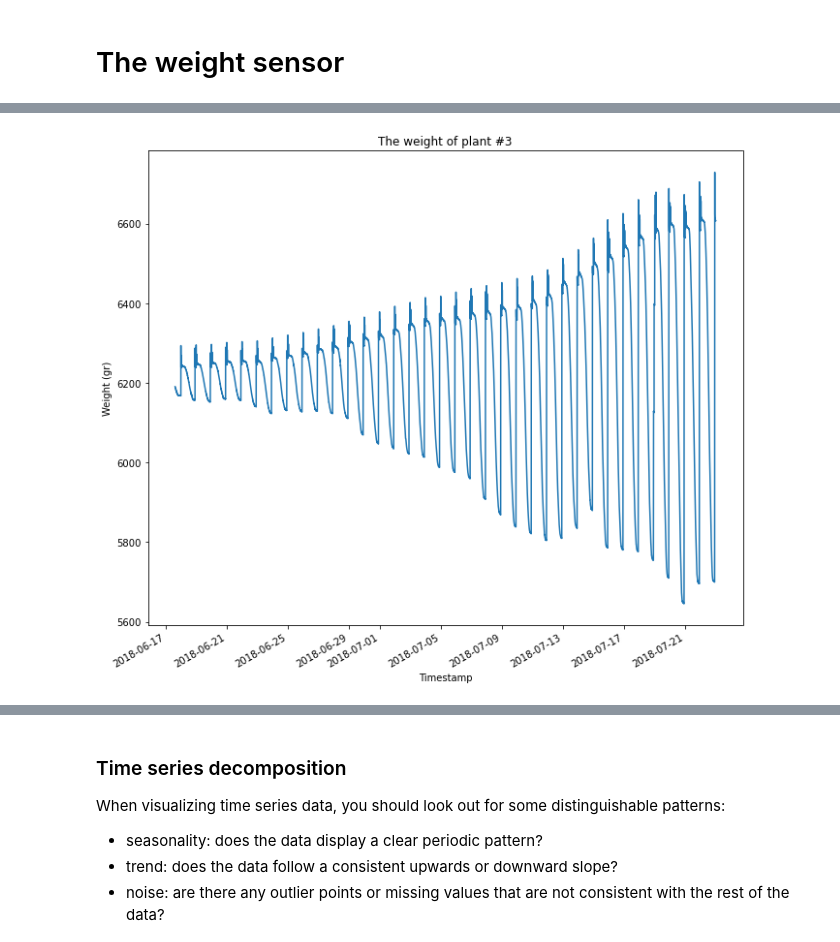
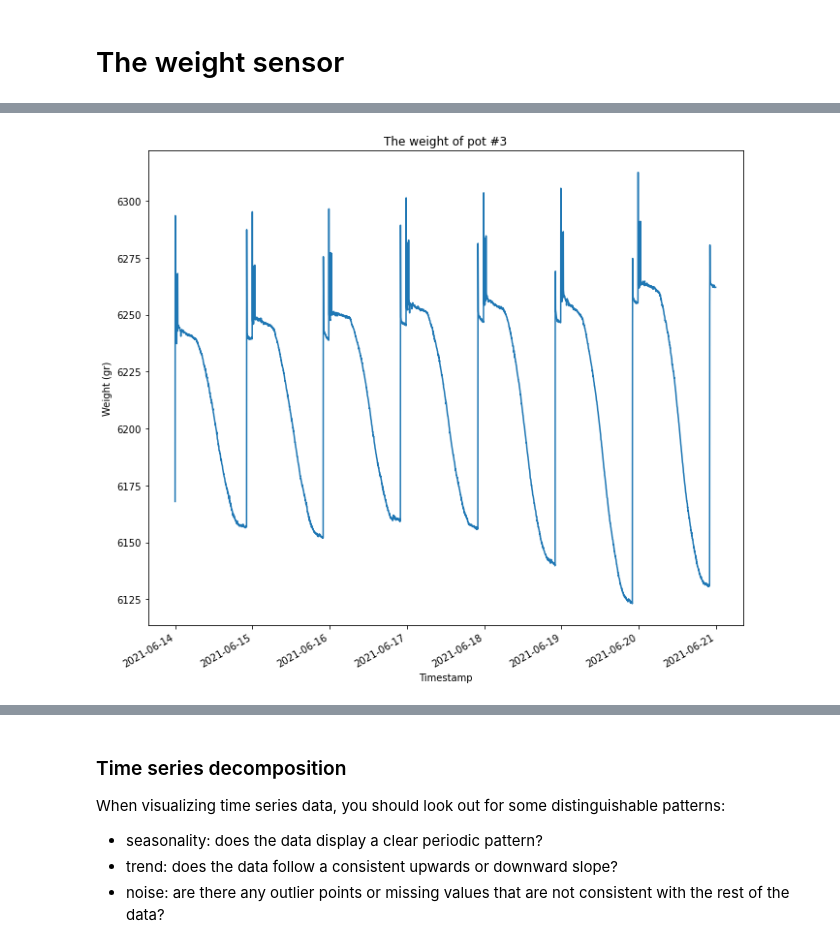
Before and after one commit to shani-g/agrotech, a Jupyter notebook: Agrotech data analysis.ipynb, the cells around one changed output, grey strips where cells are left out. Drawn from its saved outputs; the diff is of its cells as text; code cells hidden in the pictures.

```diff
--- a/Agrotech data analysis.ipynb
+++ b/Agrotech data analysis.ipynb
@@ -10,10 +10,9 @@ from pylab import rcParams
 # %% [markdown]
 # The weight sensor
 # %%
-weight = pd.read_csv('Weight__GraphViewer.csv',  parse_dates=['Timestamp'], index_col=['Timestamp']) #convert the time column to datetime and use as index
-#this will be unnecessery with our data
-weight = weight["control-20 - Weight (g)"]
-weight = weight[weight.index<"2018-07-23T00:00:00"]
+weight = pd.read_csv('VWC + Weight.csv',  parse_dates=['Timestamp'], index_col=['Timestamp']) #convert the time column to datetime and use as index
+#this will be unnecessery with our data...:
+weight = weight["B01a - Weight (g)"]
 # %%
 weight.head()
 # %% [output]
@@ -31,8 +30,8 @@ The length of the df is 16947 rows.
 # %%
 # visualisation of the data
 ax= weight.plot(figsize=(11, 10))
-ax.set_title('The weight of plant #3', fontsize=12)
+ax.set_title('The weight of pot #3', fontsize=12)
 ax.set_ylabel('Weight (gr)')
 plt.show()
 # %% [output]
-[figure, old version]
+[figure, new version]
```
Also changed, not shown: parts of 19 cells of this notebook, 1 other file.
